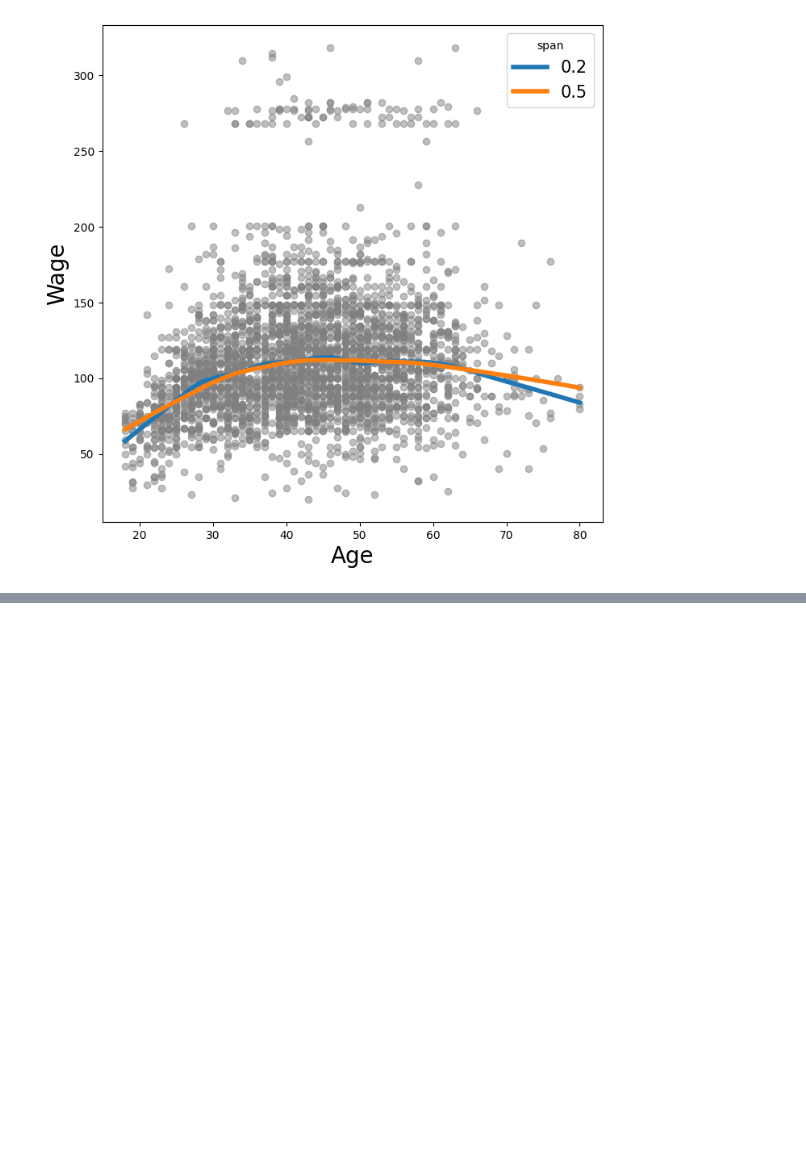
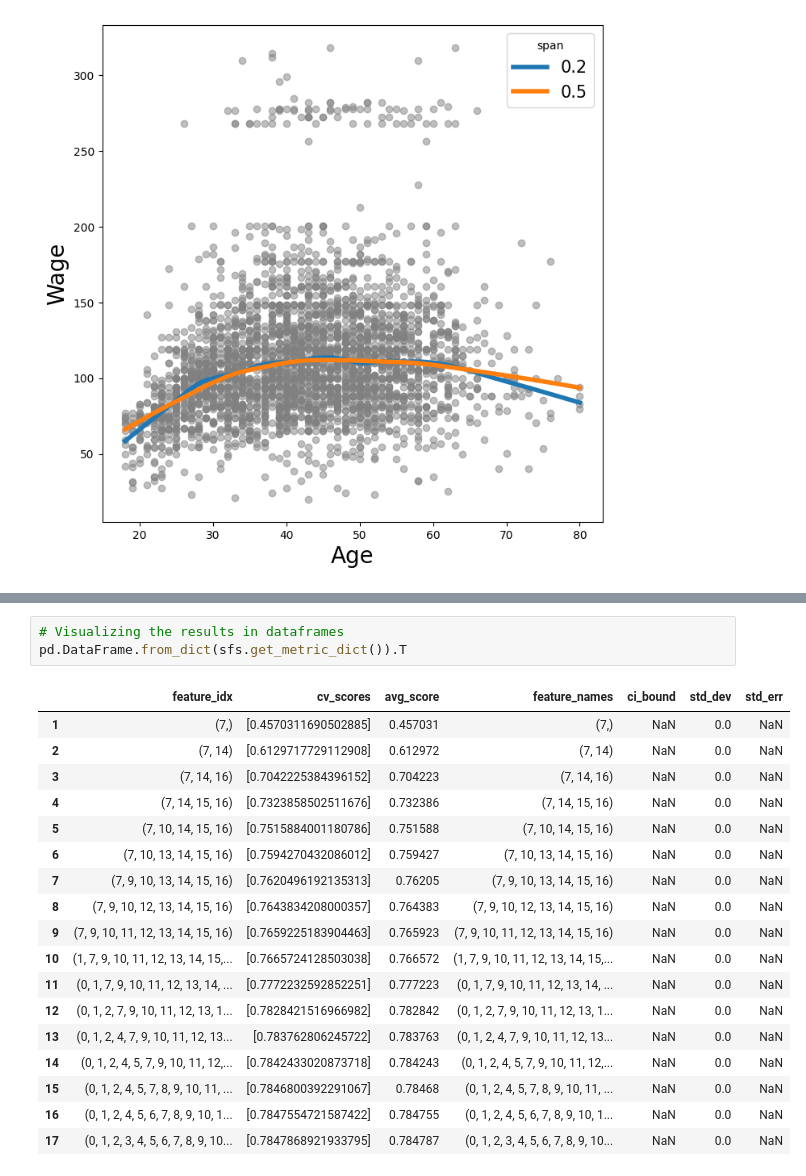
Before and after one commit to oniviev/ml-intro-project-Nivievskyi, a Jupyter notebook: Ch07_nonlin_lab.ipynb, the cells around one changed output, grey strips where cells are left out. Drawn from its saved outputs; the diff is of its cells as text; blank space fills up the shorter version.

```diff
--- a/Ch07_nonlin_lab.ipynb
+++ b/Ch07_nonlin_lab.ipynb
@@ -928,0 +1104,22 @@ ax.legend(title='span', fontsize=15);
+# %%
+# Visualizing the results in dataframes
+pd.DataFrame.from_dict(sfs.get_metric_dict()).T
+# %% [output]
+|  | feature_idx | cv_scores | avg_score | feature_names | ci_bound | std_dev | std_err |
+| 1 | (7,) | [0.4570311690502885] | 0.457031 | (7,) | NaN | 0.0 | NaN |
+| 2 | (7, 14) | [0.6129717729112908] | 0.612972 | (7, 14) | NaN | 0.0 | NaN |
+| 3 | (7, 14, 16) | [0.7042225384396152] | 0.704223 | (7, 14, 16) | NaN | 0.0 | NaN |
+| 4 | (7, 14, 15, 16) | [0.7323858502511676] | 0.732386 | (7, 14, 15, 16) | NaN | 0.0 | NaN |
+| 5 | (7, 10, 14, 15, 16) | [0.7515884001180786] | 0.751588 | (7, 10, 14, 15, 16) | NaN | 0.0 | NaN |
+| 6 | (7, 10, 13, 14, 15, 16) | [0.7594270432086012] | 0.759427 | (7, 10, 13, 14, 15, 16) | NaN | 0.0 | NaN |
+| 7 | (7, 9, 10, 13, 14, 15, 16) | [0.7620496192135313] | 0.76205 | (7, 9, 10, 13, 14, 15, 16) | NaN | 0.0 | NaN |
+| 8 | (7, 9, 10, 12, 13, 14, 15, 16) | [0.7643834208000357] | 0.764383 | (7, 9, 10, 12, 13, 14, 15, 16) | NaN | 0.0 | NaN |
+| 9 | (7, 9, 10, 11, 12, 13, 14, 15, 16) | [0.7659225183904463] | 0.765923 | (7, 9, 10, 11, 12, 13, 14, 15, 16) | NaN | 0.0 | NaN |
+| 10 | (1, 7, 9, 10, 11, 12, 13, 14, 15,... | [0.7665724128503038] | 0.766572 | (1, 7, 9, 10, 11, 12, 13, 14, 15,... | NaN | 0.0 | NaN |
+| 11 | (0, 1, 7, 9, 10, 11, 12, 13, 14, ... | [0.7772232592852251] | 0.777223 | (0, 1, 7, 9, 10, 11, 12, 13, 14, ... | NaN | 0.0 | NaN |
+| 12 | (0, 1, 2, 7, 9, 10, 11, 12, 13, 1... | [0.7828421516966982] | 0.782842 | (0, 1, 2, 7, 9, 10, 11, 12, 13, 1... | NaN | 0.0 | NaN |
+| 13 | (0, 1, 2, 4, 7, 9, 10, 11, 12, 13... | [0.783762806245722] | 0.783763 | (0, 1, 2, 4, 7, 9, 10, 11, 12, 13... | NaN | 0.0 | NaN |
+| 14 | (0, 1, 2, 4, 5, 7, 9, 10, 11, 12,... | [0.7842433020873718] | 0.784243 | (0, 1, 2, 4, 5, 7, 9, 10, 11, 12,... | NaN | 0.0 | NaN |
+| 15 | (0, 1, 2, 4, 5, 7, 8, 9, 10, 11, ... | [0.7846800392291067] | 0.78468 | (0, 1, 2, 4, 5, 7, 8, 9, 10, 11, ... | NaN | 0.0 | NaN |
+| 16 | (0, 1, 2, 4, 5, 6, 7, 8, 9, 10, 1... | [0.7847554721587422] | 0.784755 | (0, 1, 2, 4, 5, 6, 7, 8, 9, 10, 1... | NaN | 0.0 | NaN |
+| 17 | (0, 1, 2, 3, 4, 5, 6, 7, 8, 9, 10... | [0.7847868921933795] | 0.784787 | (0, 1, 2, 3, 4, 5, 6, 7, 8, 9, 10... | NaN | 0.0 | NaN |
```
Also changed, not shown: parts of 27 cells of this notebook.
